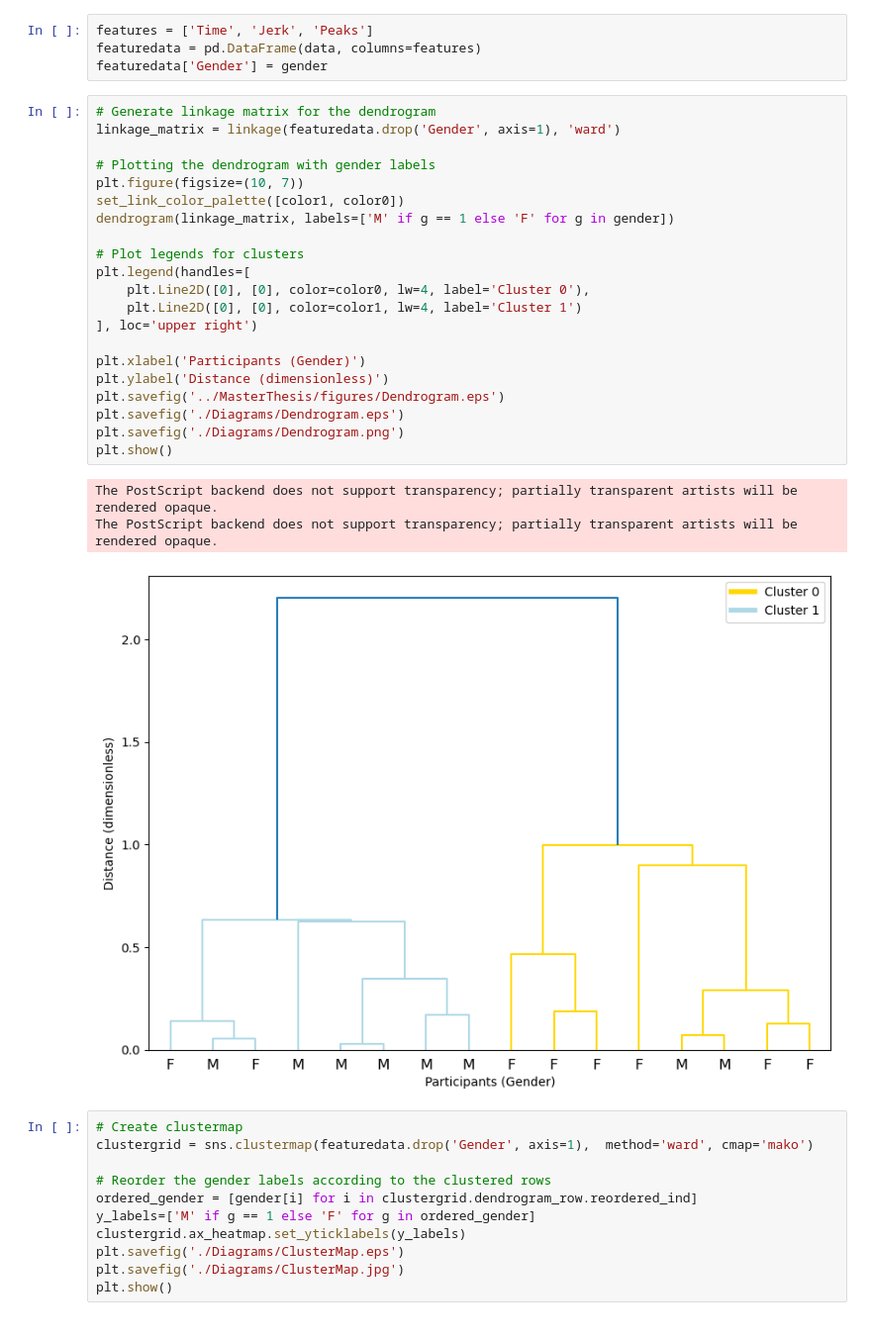
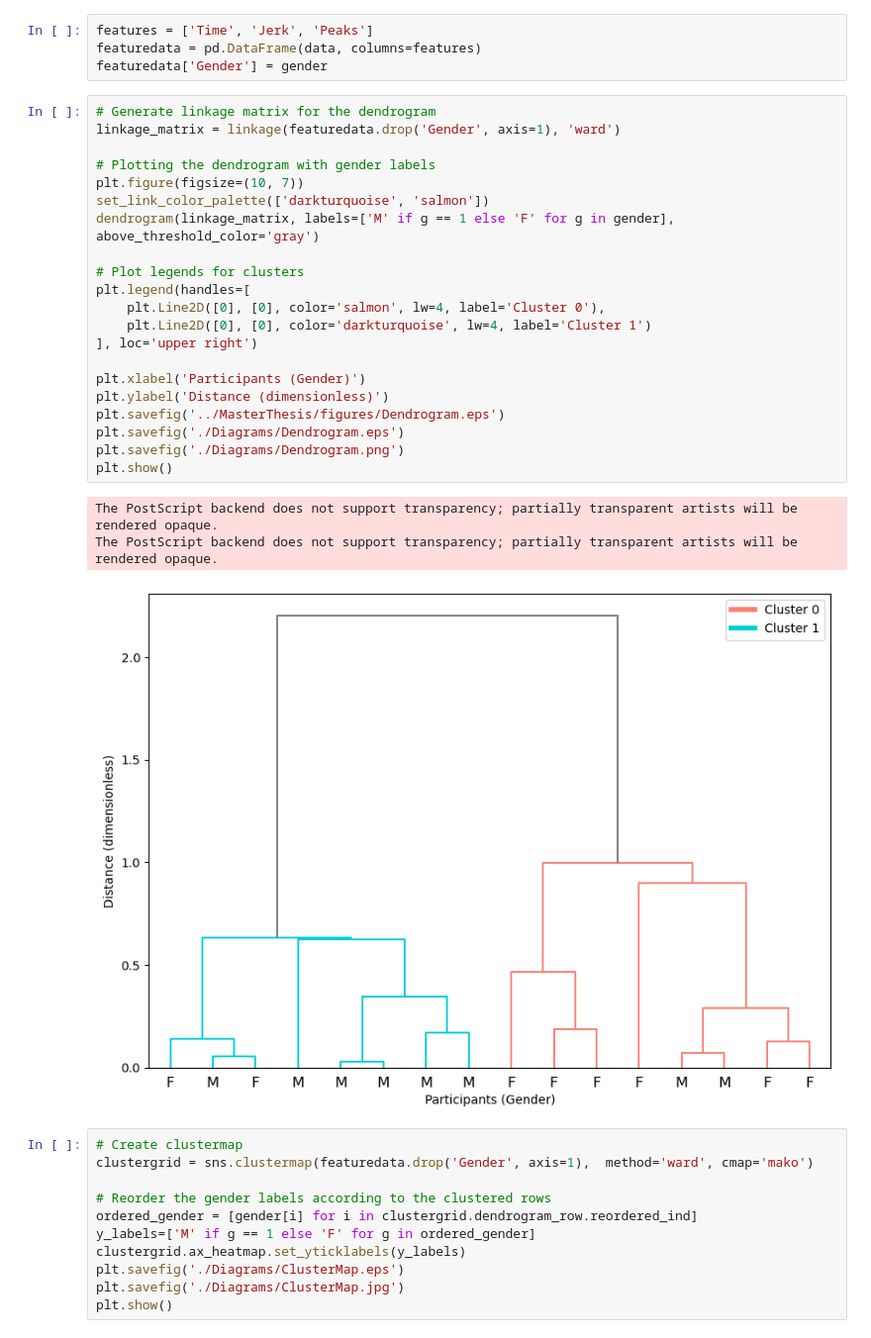
Before and after one commit to doertiboy/MasterStudy, a Jupyter notebook: 03_Clustering.ipynb, the cells around one changed output. Shown at 99% size. Drawn from its saved outputs; the diff is of its cells as text.

Commit message:
change dendrogram colors

```diff
--- a/03_Clustering.ipynb
+++ b/03_Clustering.ipynb
@@ -616,28 +616,28 @@ featuredata['Gender'] = gender
 # %%
 # Generate linkage matrix for the dendrogram
 linkage_matrix = linkage(featuredata.drop('Gender', axis=1), 'ward')
 
 # Plotting the dendrogram with gender labels
 plt.figure(figsize=(10, 7))
-set_link_color_palette([color1, color0])
-dendrogram(linkage_matrix, labels=['M' if g == 1 else 'F' for g in gender])
+set_link_color_palette(['darkturquoise', 'salmon'])
+dendrogram(linkage_matrix, labels=['M' if g == 1 else 'F' for g in gender], above_threshold_color='gray')
 
 # Plot legends for clusters
 plt.legend(handles=[
-    plt.Line2D([0], [0], color=color0, lw=4, label='Cluster 0'),
-    plt.Line2D([0], [0], color=color1, lw=4, label='Cluster 1')
+    plt.Line2D([0], [0], color='salmon', lw=4, label='Cluster 0'),
+    plt.Line2D([0], [0], color='darkturquoise', lw=4, label='Cluster 1')
 ], loc='upper right')
 
 plt.xlabel('Participants (Gender)')
 plt.ylabel('Distance (dimensionless)')
 plt.savefig('../MasterThesis/figures/Dendrogram.eps')
 plt.savefig('./Diagrams/Dendrogram.eps')
 plt.savefig('./Diagrams/Dendrogram.png')
 plt.show()
 # %% [output]
 The PostScript backend does not support transparency; partially transparent artists will be rendered opaque.
 The PostScript backend does not support transparency; partially transparent artists will be rendered opaque.
-[figure, old version]
+[figure, new version]
 # %%
 # Create clustermap
 clustergrid = sns.clustermap(featuredata.drop('Gender', axis=1),  method='ward', cmap='mako')
```
Also changed, not shown: parts of 3 cells of this notebook, 5 other files.
